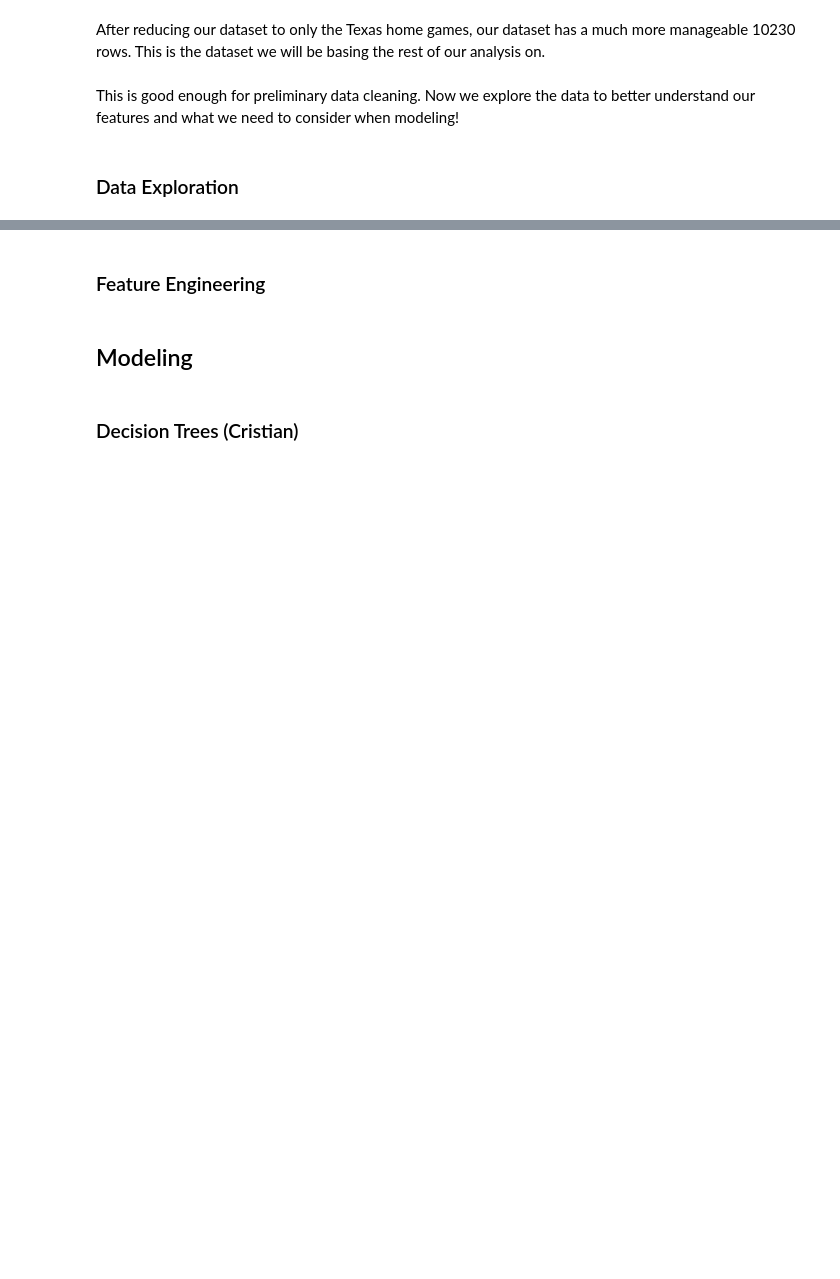
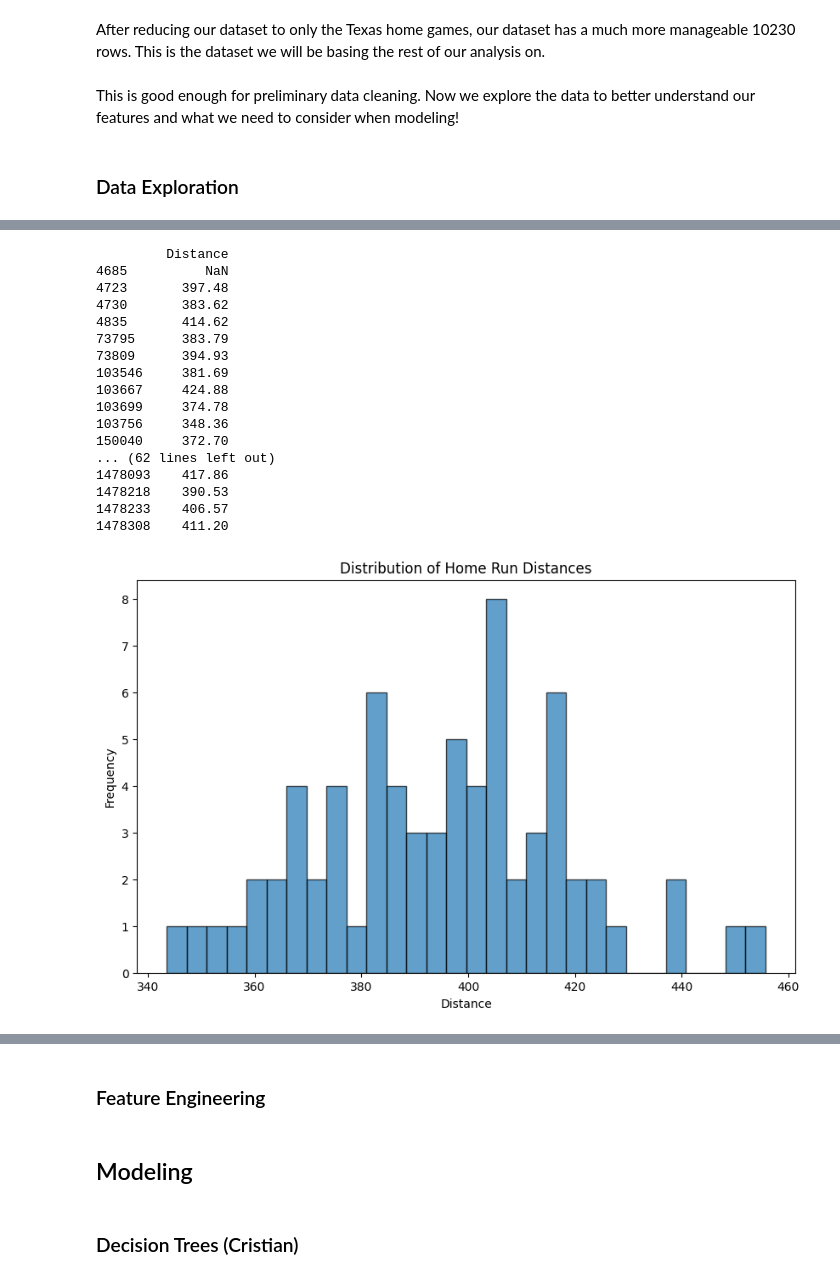
Before and after one commit to dylan-dang/baseball-ml-project, a Jupyter notebook: notebook.ipynb, the cells around one changed output, grey strips where cells are left out. Cells and saved outputs as stored; diff of their text form; code cells hidden in the pictures; blank space fills up the shorter version.

```diff
--- a/notebook.ipynb
+++ b/notebook.ipynb
@@ -116,0 +169,33 @@ plt.show()
+# %%
+# homerun distances plotted
+home_runs = texas_data[texas_data['PlayResult'] == 'HomeRun']
+home_run_distances = home_runs[['Distance']]
+print(home_run_distances)
+
+home_run_distances.head()
+
+plt.figure(figsize=(10, 6))
+plt.hist(home_run_distances['Distance'], bins=30, edgecolor='k', alpha=0.7)
+plt.title('Distribution of Home Run Distances')
+plt.xlabel('Distance')
+plt.ylabel('Frequency')
+plt.show()
+# %% [output]
+         Distance
+4685          NaN
+4723       397.48
+4730       383.62
+4835       414.62
+73795      383.79
+73809      394.93
+103546     381.69
+103667     424.88
+103699     374.78
+103756     348.36
+150040     372.70
+... (62 lines left out)
+1478093    417.86
+1478218    390.53
+1478233    406.57
+1478308    411.20
+[figure, added]
```
Also changed, not shown: parts of 10 cells of this notebook, 1 other file.
